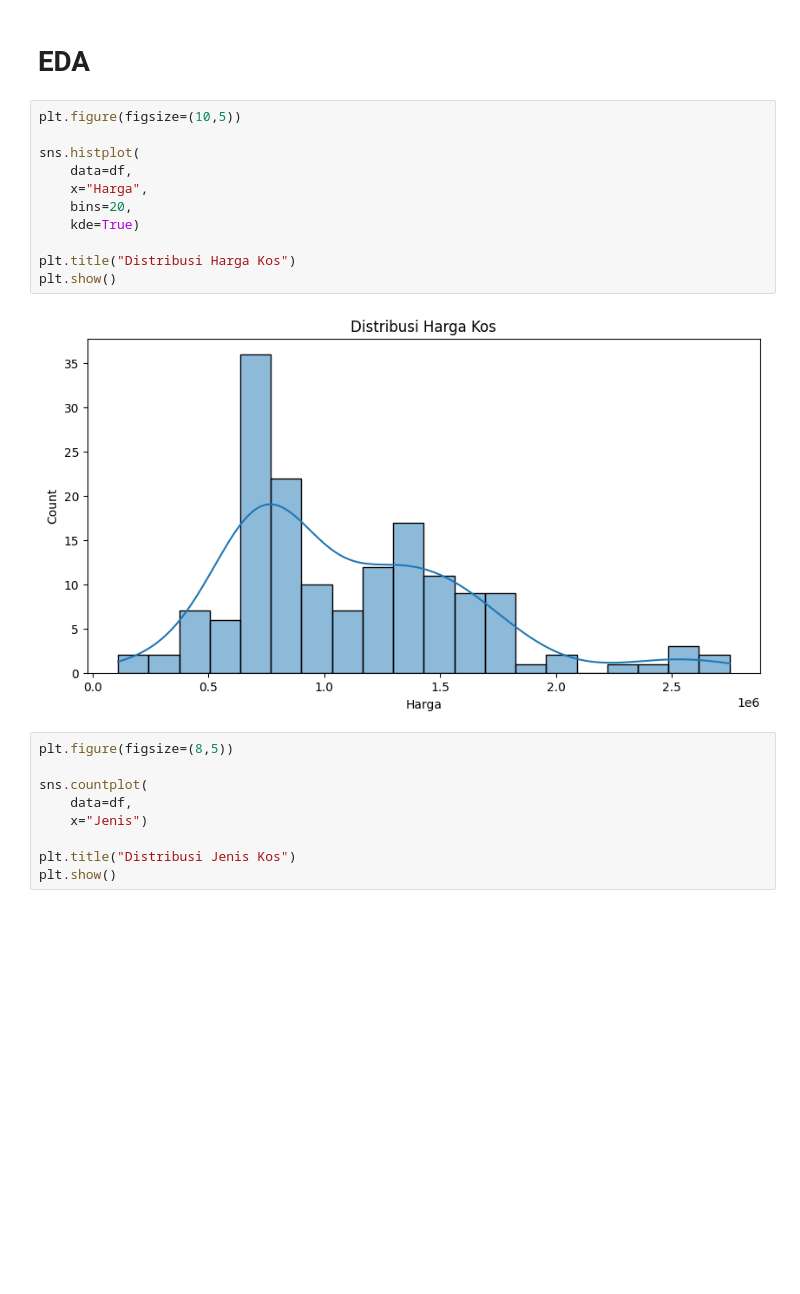
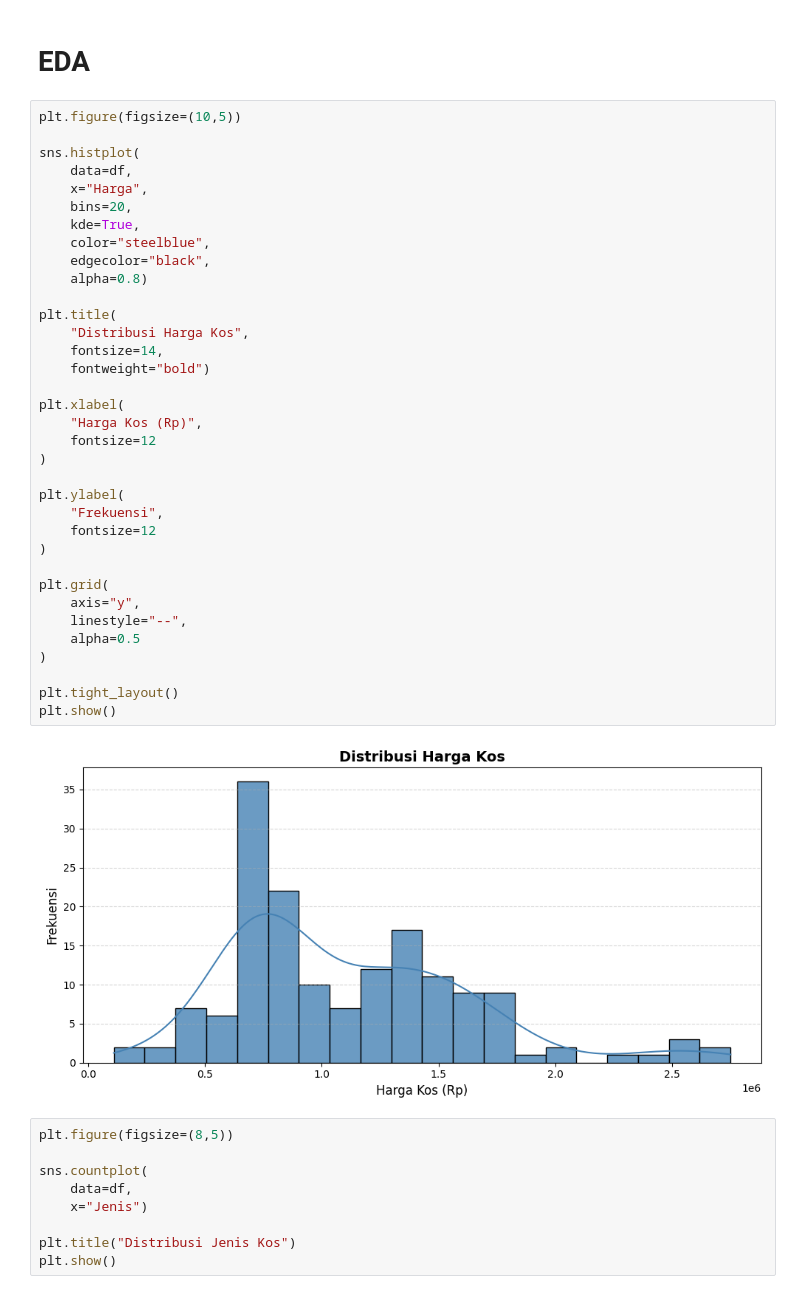
Before and after one commit to amelrdini/KosMate, a Jupyter notebook: notebooks/Training.ipynb, the cells around one changed output. Saved outputs shown, nothing was run; the diff lists cells and outputs as text; blank space fills up the shorter version.

```diff
--- a/notebooks/Training.ipynb
+++ b/notebooks/Training.ipynb
@@ -128,16 +128,40 @@ Duplicate : 0
 # %%
 plt.figure(figsize=(10,5))
 
 sns.histplot(
     data=df,
     x="Harga",
     bins=20,
-    kde=True)
+    kde=True,
+    color="steelblue",
+    edgecolor="black",
+    alpha=0.8)
 
-plt.title("Distribusi Harga Kos")
+plt.title(
+    "Distribusi Harga Kos",
+    fontsize=14,
+    fontweight="bold")
+
+plt.xlabel(
+    "Harga Kos (Rp)",
+    fontsize=12
+)
+
+plt.ylabel(
+    "Frekuensi",
+    fontsize=12
+)
+
+plt.grid(
+    axis="y",
+    linestyle="--",
+    alpha=0.5
+)
+
+plt.tight_layout()
 plt.show()
 # %% [output]
-[figure, old version]
+[figure, new version]
 # %%
 plt.figure(figsize=(8,5))
 
```
Also changed, not shown: parts of 1 cell of this notebook.
